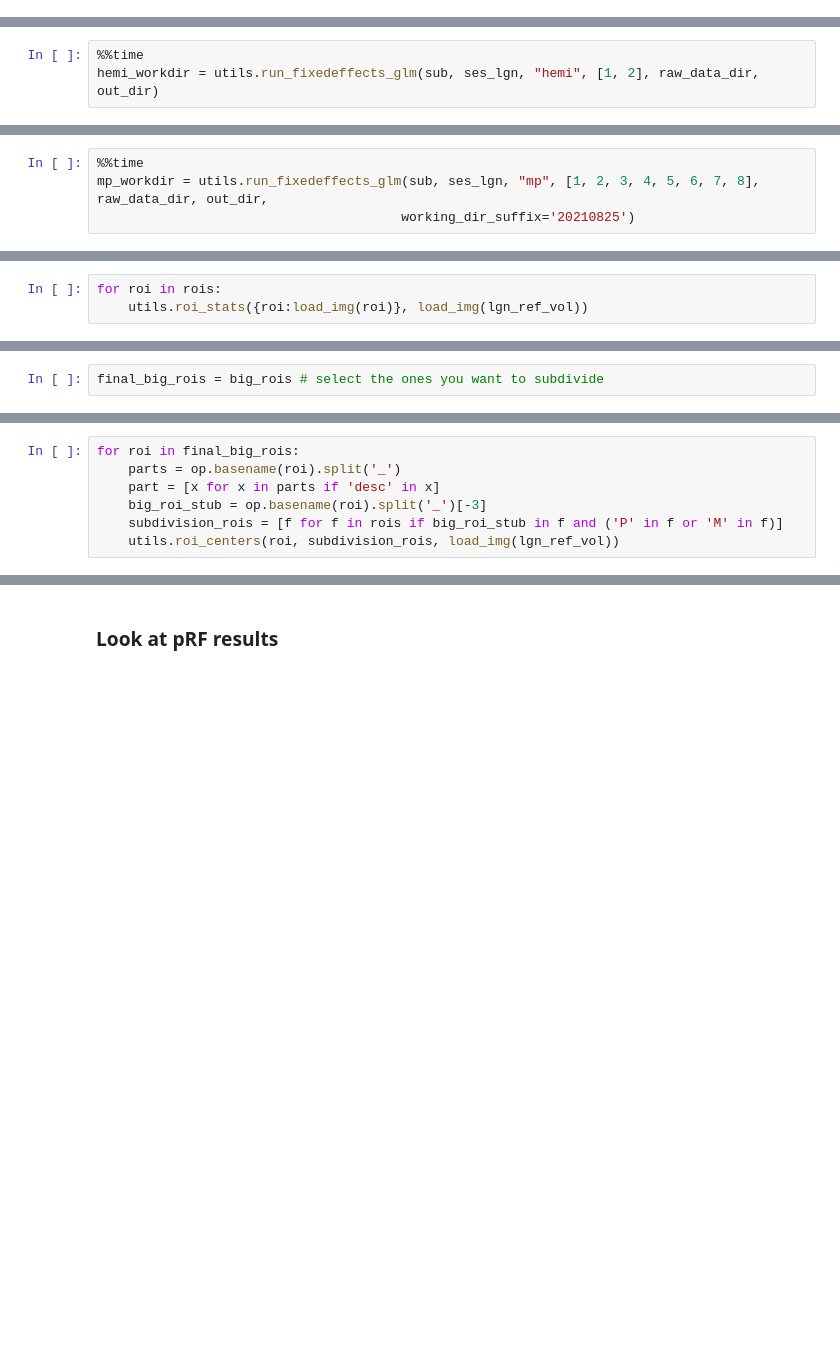
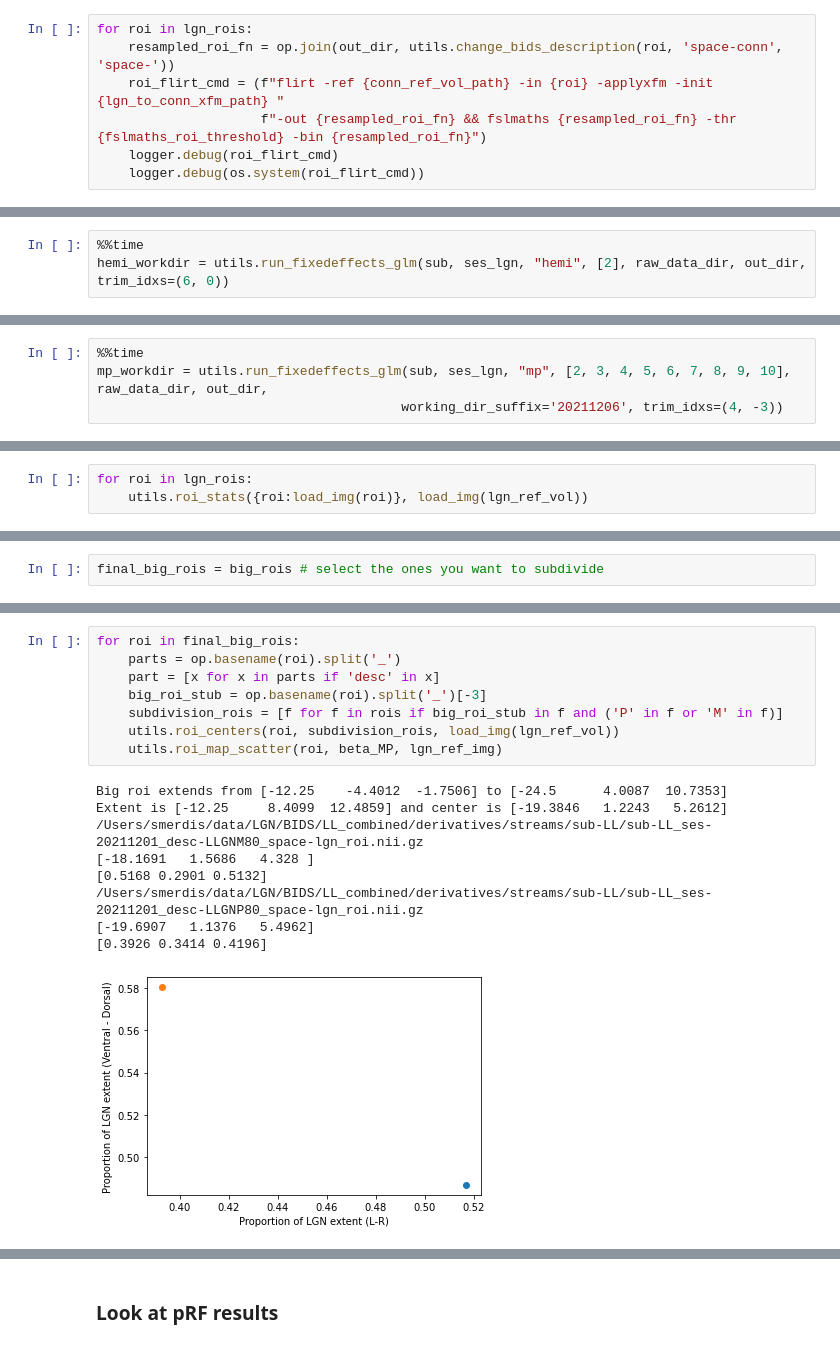
Before and after one commit to smerdis/streams, a Jupyter notebook: glm_code/LL_combined.ipynb, the cells around one changed output, grey strips where cells are left out. Drawn from its saved outputs; the diff is of its cells as text; blank space fills up the shorter version.

Commit message:
updates to the analysis, now including cortical rois based on Dev's prf data and many other changes. Getting close to having it all in this notebook.

```diff
--- a/glm_code/LL_combined.ipynb
+++ b/glm_code/LL_combined.ipynb
@@ -381,0 +599,7 @@ flirt -ref /Users/smerdis/data/LGN/BIDS/LL_combined/derivatives/streams/sub-LL/s
+# %%
+for roi in lgn_rois:
+    resampled_roi_fn = op.join(out_dir, utils.change_bids_description(roi, 'space-conn', 'space-'))
+    roi_flirt_cmd = (f"flirt -ref {conn_ref_vol_path} -in {roi} -applyxfm -init {lgn_to_conn_xfm_path} "
+                     f"-out {resampled_roi_fn} && fslmaths {resampled_roi_fn} -thr {fslmaths_roi_threshold} -bin {resampled_roi_fn}")
+    logger.debug(roi_flirt_cmd)
+    logger.debug(os.system(roi_flirt_cmd))
@@ -459,4 +804,4 @@ for thisrun in [1]:
 Run the GLMs for each task using all runs
 # %%
 %%time
-hemi_workdir = utils.run_fixedeffects_glm(sub, ses_lgn, "hemi", [1, 2], raw_data_dir, out_dir)
+hemi_workdir = utils.run_fixedeffects_glm(sub, ses_lgn, "hemi", [2], raw_data_dir, out_dir, trim_idxs=(6, 0))
@@ -474,4 +853,4 @@ print(f"fsleyes {lgn_hemi_ref_vol_path} {beta_RL}")
 # %%
 %%time
-mp_workdir = utils.run_fixedeffects_glm(sub, ses_lgn, "mp", [1, 2, 3, 4, 5, 6, 7, 8], raw_data_dir, out_dir,
-                                       working_dir_suffix='20210825')
+mp_workdir = utils.run_fixedeffects_glm(sub, ses_lgn, "mp", [2, 3, 4, 5, 6, 7, 8, 9, 10], raw_data_dir, out_dir,
+                                       working_dir_suffix='20211206', trim_idxs=(4, -3))
@@ -513,3 +944,3 @@ print(lgn_ref_vol)
 # %%
-for roi in rois:
+for roi in lgn_rois:
     utils.roi_stats({roi:load_img(roi)}, load_img(lgn_ref_vol))
@@ -530,7 +1053,18 @@ for roi in final_big_rois:
 # %%
 for roi in final_big_rois:
     parts = op.basename(roi).split('_')
     part = [x for x in parts if 'desc' in x]
     big_roi_stub = op.basename(roi).split('_')[-3]
     subdivision_rois = [f for f in rois if big_roi_stub in f and ('P' in f or 'M' in f)]
     utils.roi_centers(roi, subdivision_rois, load_img(lgn_ref_vol))
+    utils.roi_map_scatter(roi, beta_MP, lgn_ref_img)
+# %% [output]
+Big roi extends from [-12.25    -4.4012  -1.7506] to [-24.5      4.0087  10.7353]
+Extent is [-12.25     8.4099  12.4859] and center is [-19.3846   1.2243   5.2612]
+/Users/smerdis/data/LGN/BIDS/LL_combined/derivatives/streams/sub-LL/sub-LL_ses-20211201_desc-LLGNM80_space-lgn_roi.nii.gz
+[-18.1691   1.5686   4.328 ]
+[0.5168 0.2901 0.5132]
+/Users/smerdis/data/LGN/BIDS/LL_combined/derivatives/streams/sub-LL/sub-LL_ses-20211201_desc-LLGNP80_space-lgn_roi.nii.gz
+[-19.6907   1.1376   5.4962]
+[0.3926 0.3414 0.4196]
+[figure, added]
```
Also changed, not shown: parts of 108 cells of this notebook.
